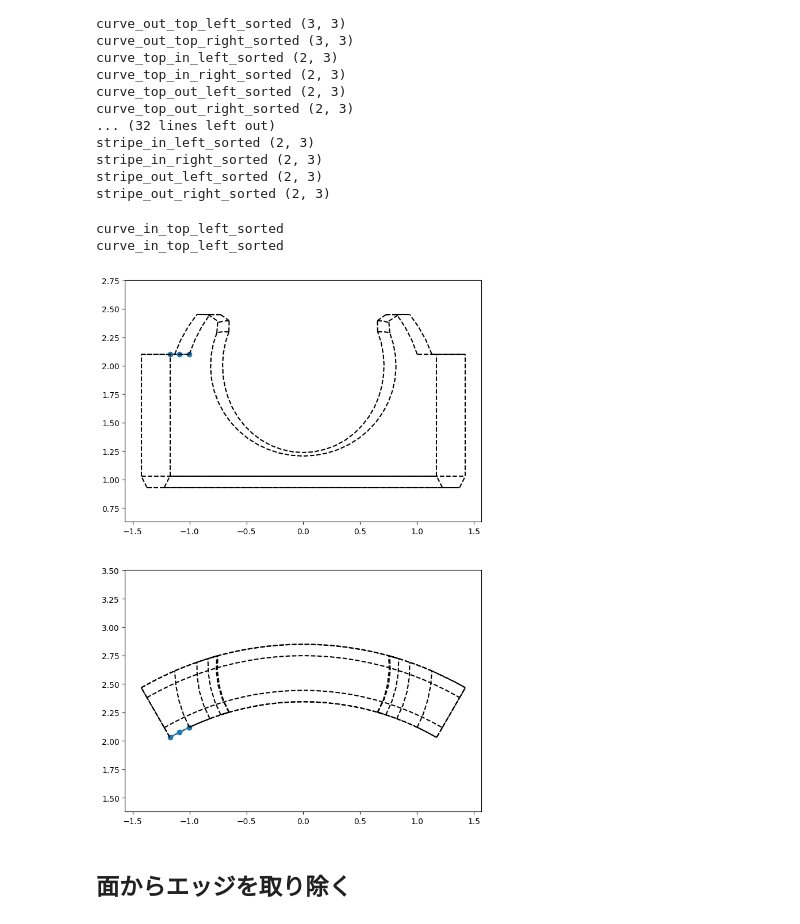
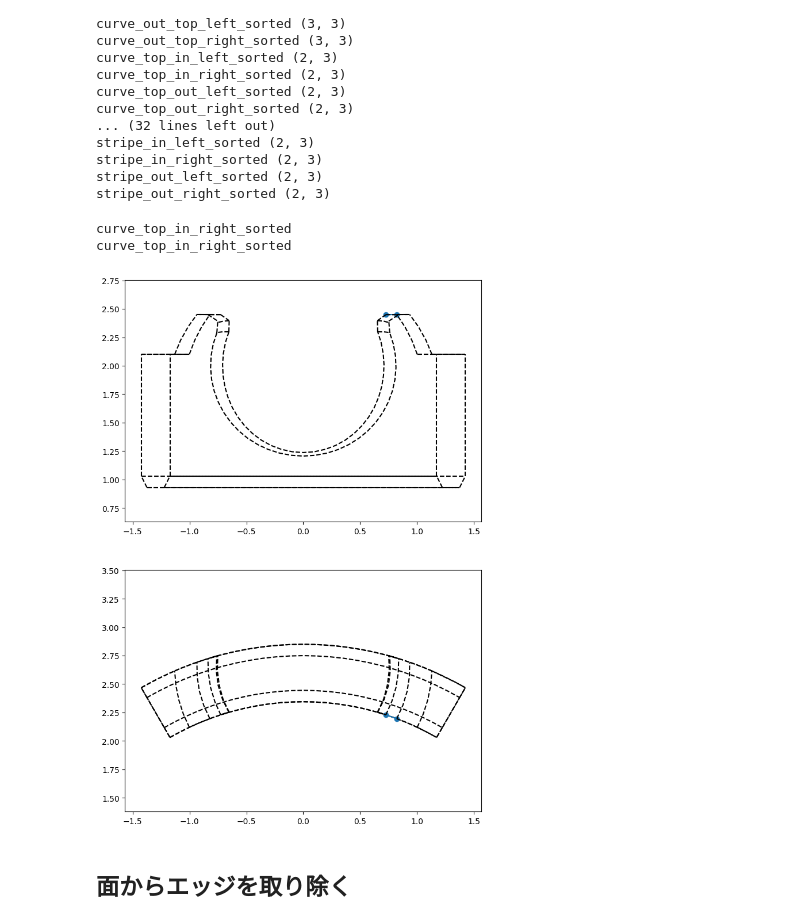
Before and after one commit to gyakusu/Mophing, a Jupyter notebook: python/BearingMakeList.ipynb, the cells around one changed output. Drawn from its saved outputs; the diff is of its cells as text; code cells hidden in the pictures.

```diff
--- a/python/BearingMakeList.ipynb
+++ b/python/BearingMakeList.ipynb
@@ -366,18 +366,18 @@ stripe_out_right_sorted (2, 3)
 # %%
 fig, ax = plt.subplots(2, 1, figsize=(8, 12))
 
 for i in[0,1]:
     for key in sorted_edge_list:
         plot_key(eval(key), i, style='k--')
-        if ('curve_in_top_left_sorted' in key):
+        if ('curve_top_in_right' in key) & ('top' in key):
             print(key)
             plot_key(eval(key), i, style='o-')
 
     ax[i].axis('equal')
 # %% [output]
-curve_in_top_left_sorted
-curve_in_top_left_sorted
+curve_top_in_right_sorted
+curve_top_in_right_sorted
-[figure, old version]
+[figure, new version]
 # %% [markdown]
 ## 面からエッジを取り除く
 # %%
```
Also changed, not shown: 3 other files.
